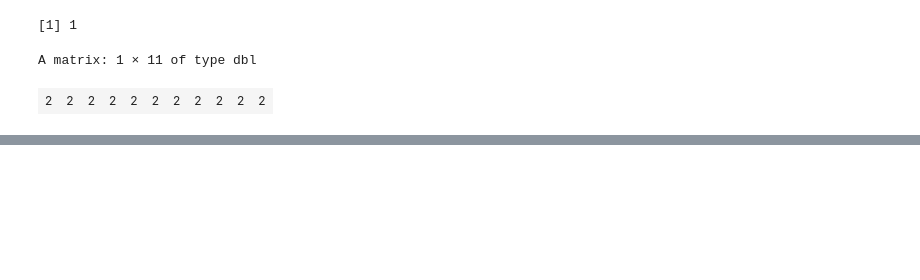
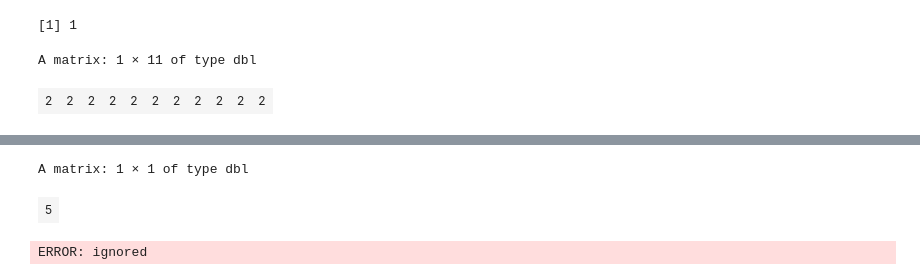
Before and after one commit to IshtiSikder/Optimal-allocation-of-rescue-teams-for-hostage-situations, a Jupyter notebook: R_for_MDP_(NEW).ipynb, the cells around one changed output, grey strips where cells are left out. Cells and saved outputs as stored; diff of their text form; code cells hidden in the pictures; blank space fills up the shorter version.

```diff
--- a/R_for_MDP_(NEW).ipynb
+++ b/R_for_MDP_(NEW).ipynb
@@ -705,0 +841,5 @@ A matrix: 1 × 11 of type dbl
+# %%
+solve(20)%*%100
+# %% [output]
+A matrix: 1 × 1 of type dbl
+| 5 |
@@ -705,0 +849,4 @@ A matrix: 1 × 11 of type dbl
+# %%
+solve(test)%*%b
+# %% [output]
+ERROR: ignored
```
Also changed, not shown: parts of 7 cells of this notebook.
